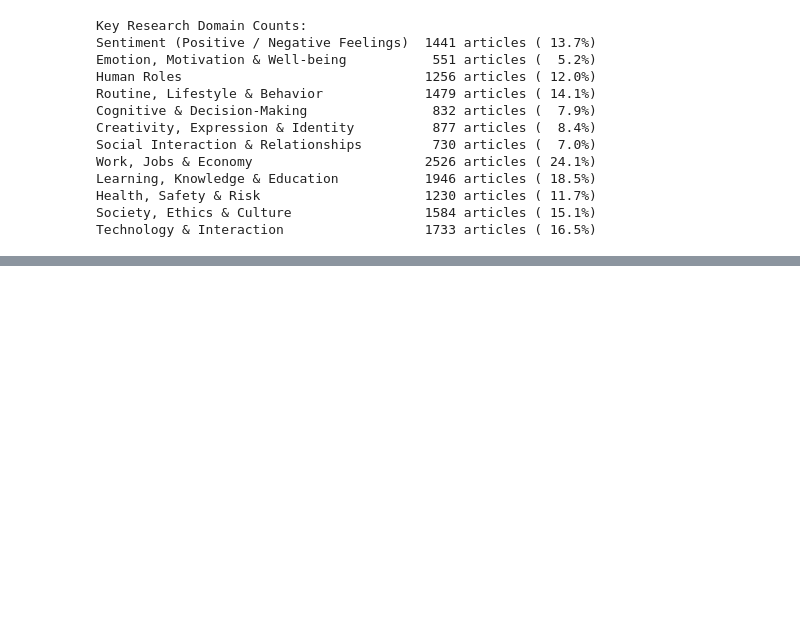
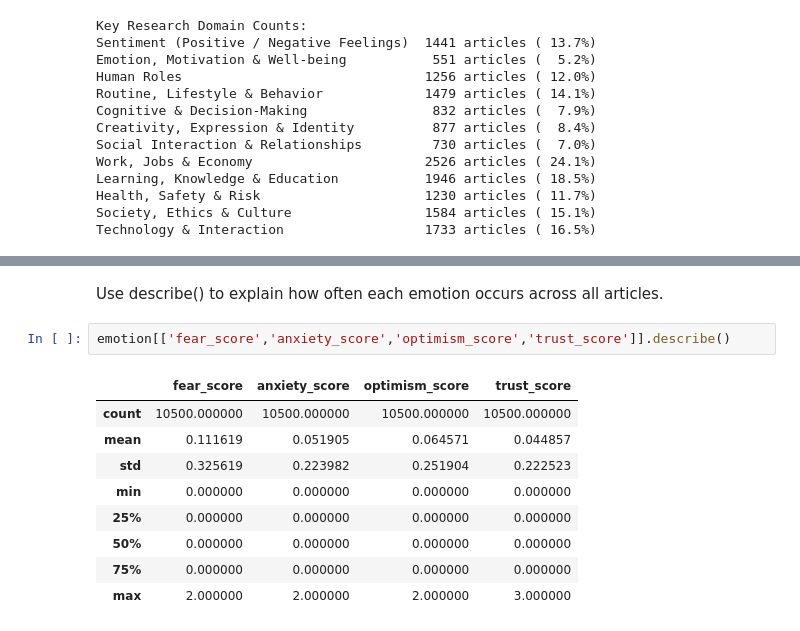
Before and after one commit to mish841/RAISE-26-Data-Science-AI-Competition-Submission, a Jupyter notebook: Data_Science_AI.ipynb, the cells around one changed output, grey strips where cells are left out. Saved outputs shown, nothing was run; the diff lists cells and outputs as text; blank space fills up the shorter version.

```diff
--- a/Data_Science_AI.ipynb
+++ b/Data_Science_AI.ipynb
@@ -206,0 +219,14 @@ df[["behavior_framing", "emotion_framing"]].mean()
+# %% [markdown]
+Use describe() to explain how often each emotion occurs across all articles.
+# %%
+emotion[['fear_score','anxiety_score','optimism_score','trust_score']].describe()
+# %% [output]
+|  | fear_score | anxiety_score | optimism_score | trust_score |
+| count | 10500.000000 | 10500.000000 | 10500.000000 | 10500.000000 |
+| mean | 0.111619 | 0.051905 | 0.064571 | 0.044857 |
+| std | 0.325619 | 0.223982 | 0.251904 | 0.222523 |
+| min | 0.000000 | 0.000000 | 0.000000 | 0.000000 |
+| 25% | 0.000000 | 0.000000 | 0.000000 | 0.000000 |
+| 50% | 0.000000 | 0.000000 | 0.000000 | 0.000000 |
+| 75% | 0.000000 | 0.000000 | 0.000000 | 0.000000 |
+| max | 2.000000 | 2.000000 | 2.000000 | 3.000000 |
```
Also changed, not shown: parts of 21 cells of this notebook.
